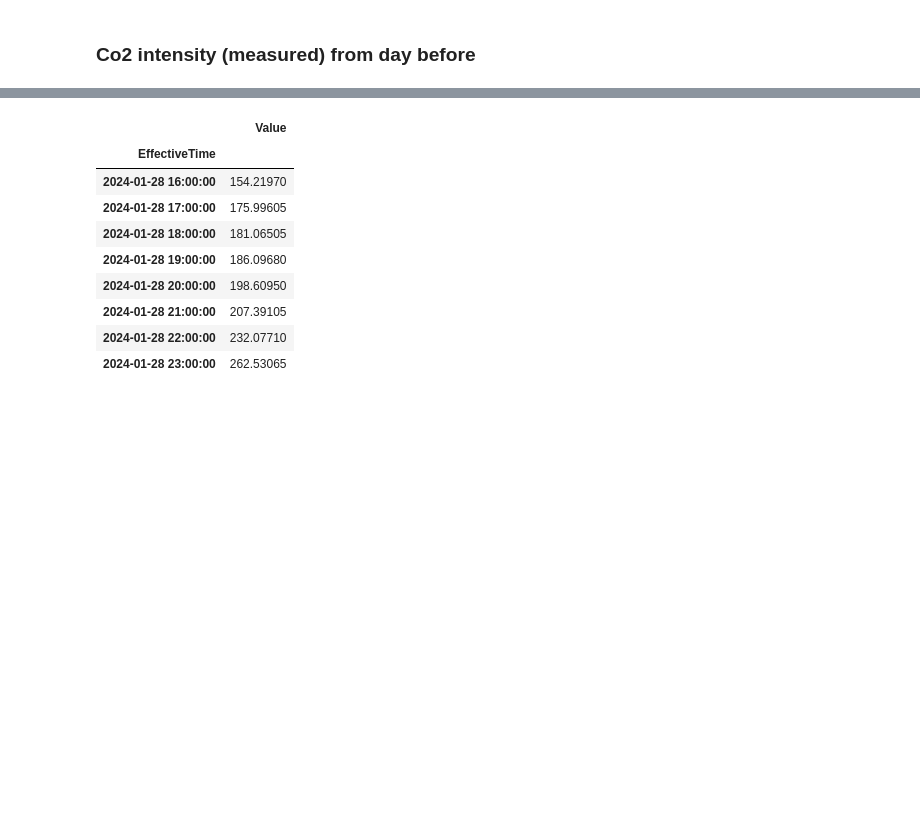
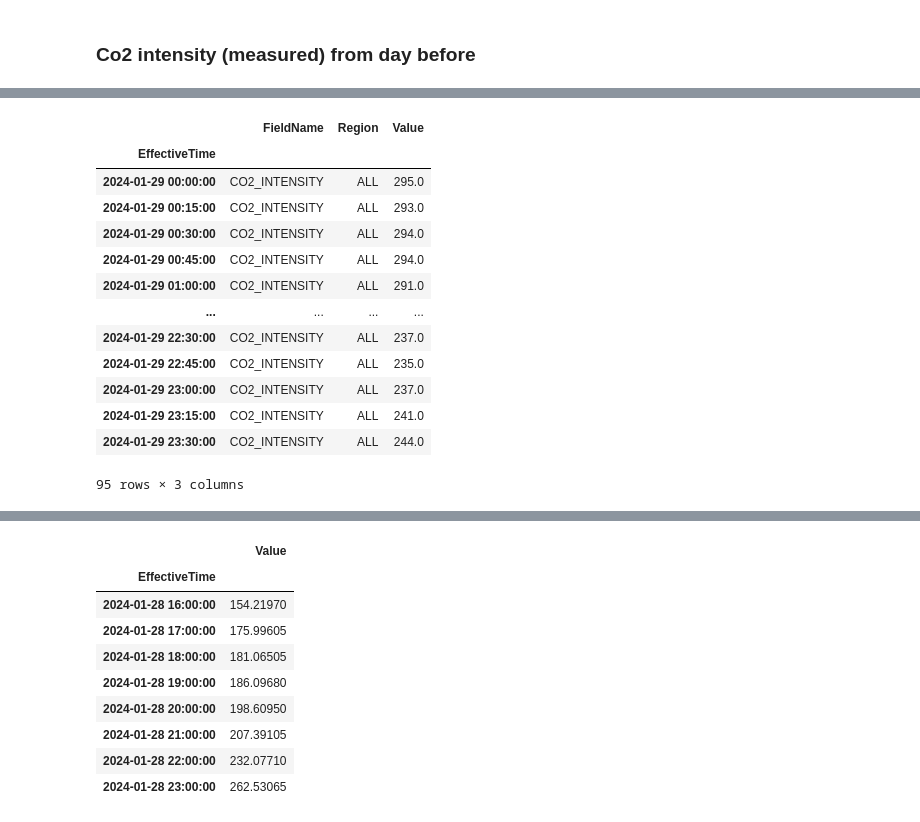
Before and after one commit to SaM-92/telegram-energy-api, a Jupyter notebook: eirgrid-api.ipynb, the cells around one changed output, grey strips where cells are left out. Drawn from its saved outputs; the diff is of its cells as text; code cells hidden in the pictures; blank space fills up the shorter version.

```diff
--- a/eirgrid-api.ipynb
+++ b/eirgrid-api.ipynb
@@ -189,3 +244,33 @@ co2_stats_prior_day['max']
+# %%
+# Interpolate NaN values, except for the last NaN
+# df_carbon_forecast_interp = df_carbon_intensity_indexed.interpolate()
+
+# Reverse the DataFrame
+df_reversed_forecast = df_carbon_intensity_indexed.iloc[::-1]
+
+# Find the first valid index in the reversed DataFrame, which corresponds to the last NaN before non-NaN values
+last_nan_index_before_non_nan = df_reversed_forecast['Value'].first_valid_index()
+
+
+# Select rows up to the row before the last NaN
+df_carbon_forecast_recent = df_carbon_intensity_indexed.loc[:last_nan_index_before_non_nan]
+# %%
+df_carbon_forecast_recent
+# %% [output]
+|  | FieldName | Region | Value |
+| EffectiveTime |  |  |  |
+| 2024-01-29 00:00:00 | CO2_INTENSITY | ALL | 295.0 |
+| 2024-01-29 00:15:00 | CO2_INTENSITY | ALL | 293.0 |
+| 2024-01-29 00:30:00 | CO2_INTENSITY | ALL | 294.0 |
+| 2024-01-29 00:45:00 | CO2_INTENSITY | ALL | 294.0 |
+| 2024-01-29 01:00:00 | CO2_INTENSITY | ALL | 291.0 |
+| ... | ... | ... | ... |
+| 2024-01-29 22:30:00 | CO2_INTENSITY | ALL | 237.0 |
+| 2024-01-29 22:45:00 | CO2_INTENSITY | ALL | 235.0 |
+| 2024-01-29 23:00:00 | CO2_INTENSITY | ALL | 237.0 |
+| 2024-01-29 23:15:00 | CO2_INTENSITY | ALL | 241.0 |
+| 2024-01-29 23:30:00 | CO2_INTENSITY | ALL | 244.0 |
+95 rows × 3 columns
 # %%
 df_carbon_forecast_indexed
 # %% [output]
```
Also changed, not shown: parts of 13 cells of this notebook, 1 other file.
